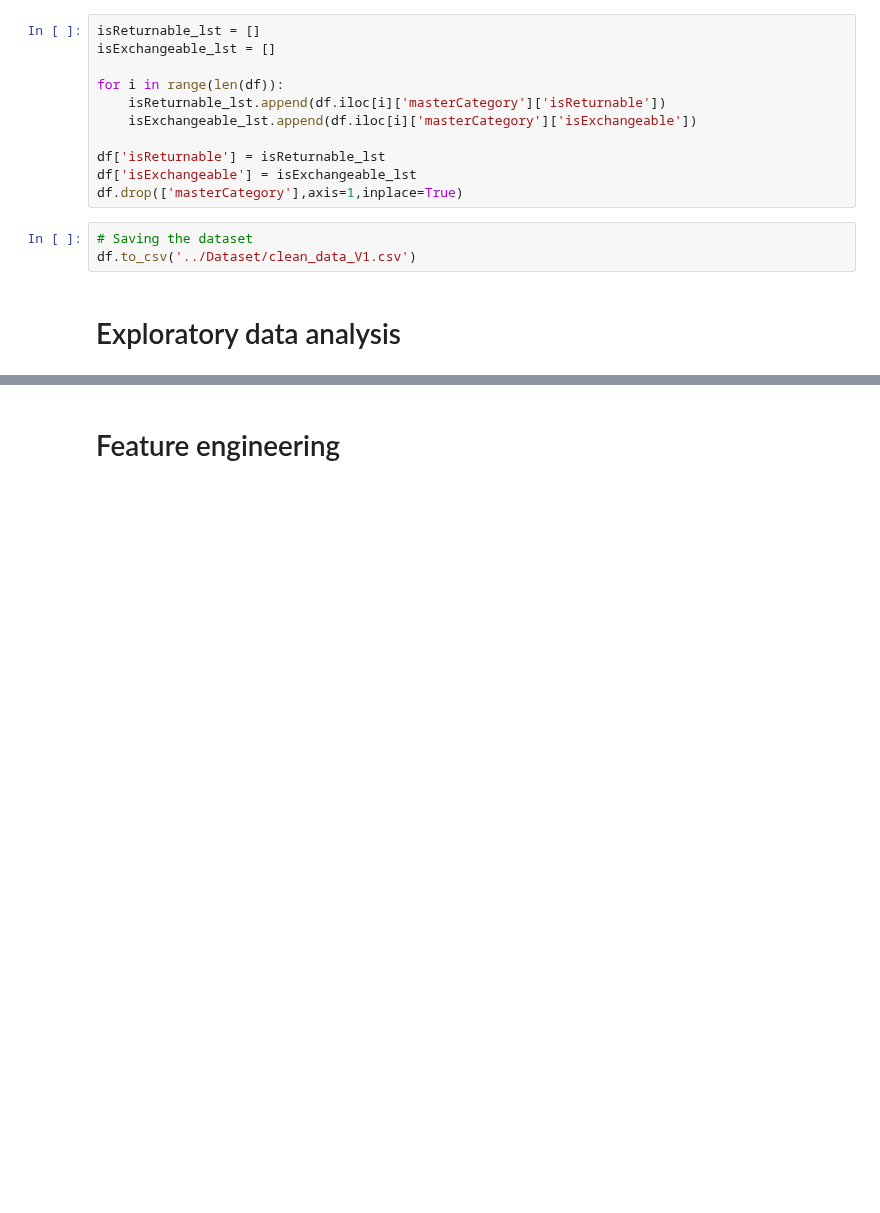
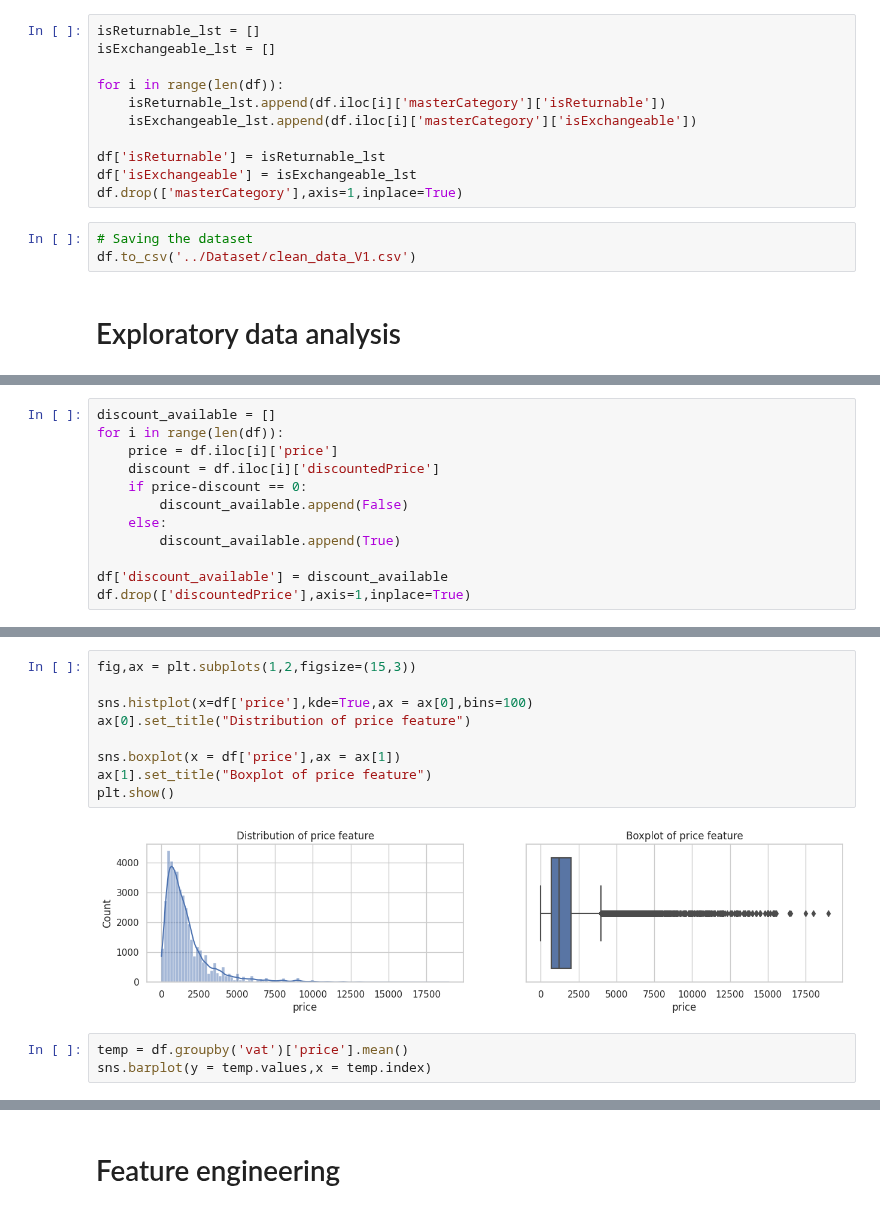
Before and after one commit to yuvraaj2002/AI_Projects, a Jupyter notebook: StyleSphere/Notebook/Predict_Price.ipynb, the cells around one changed output, grey strips where cells are left out. Drawn from its saved outputs; the diff is of its cells as text; blank space fills up the shorter version.

```diff
--- a/StyleSphere/Notebook/Predict_Price.ipynb
+++ b/StyleSphere/Notebook/Predict_Price.ipynb
@@ -132,0 +132,12 @@ df.to_csv('../Dataset/clean_data_V1.csv')
+# %%
+discount_available = []
+for i in range(len(df)):
+    price = df.iloc[i]['price']
+    discount = df.iloc[i]['discountedPrice']
+    if price-discount == 0:
+        discount_available.append(False)
+    else:
+        discount_available.append(True)
+
+df['discount_available'] = discount_available
+df.drop(['discountedPrice'],axis=1,inplace=True)
@@ -132,0 +192,14 @@ df.to_csv('../Dataset/clean_data_V1.csv')
+# %%
+fig,ax = plt.subplots(1,2,figsize=(15,3))
+
+sns.histplot(x=df['price'],kde=True,ax = ax[0],bins=100)
+ax[0].set_title("Distribution of price feature")
+
+sns.boxplot(x = df['price'],ax = ax[1])
+ax[1].set_title("Boxplot of price feature")
+plt.show()
+# %% [output]
+[figure, added]
+# %%
+temp = df.groupby('vat')['price'].mean()
+sns.barplot(y = temp.values,x = temp.index)
```
Also changed, not shown: parts of 27 cells of this notebook.
